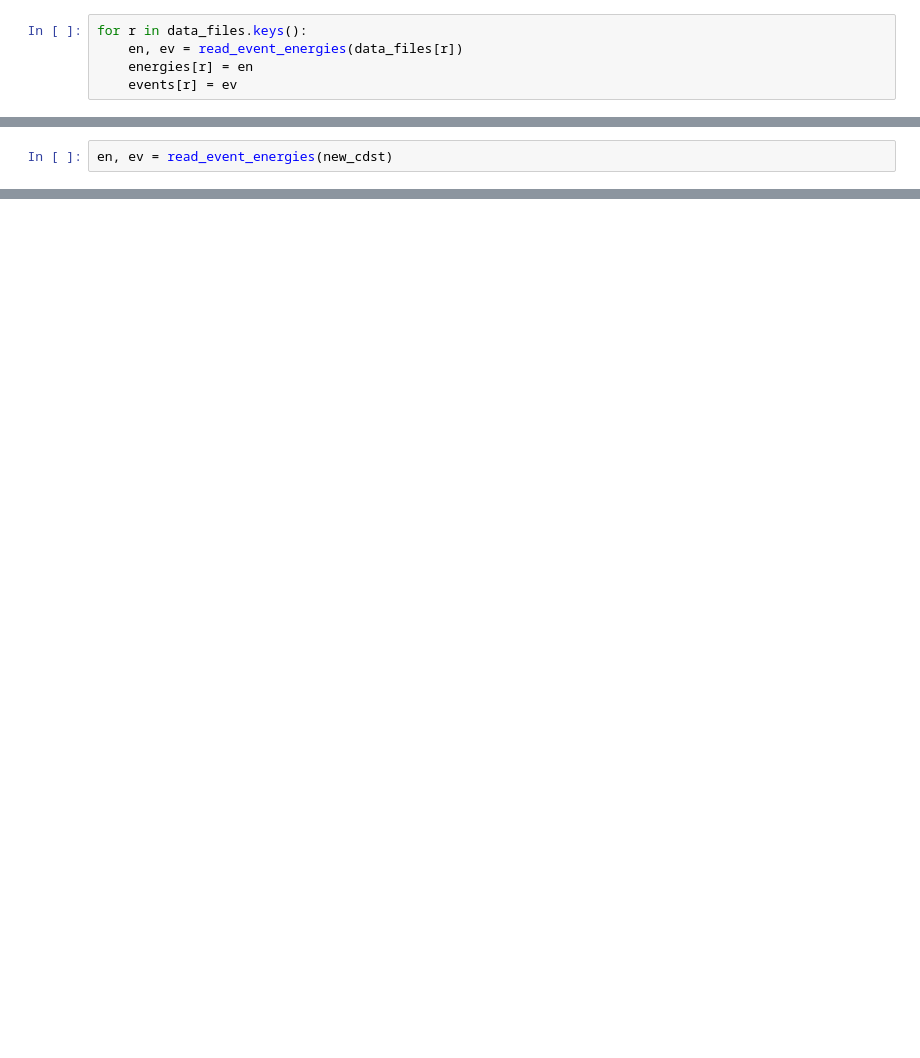
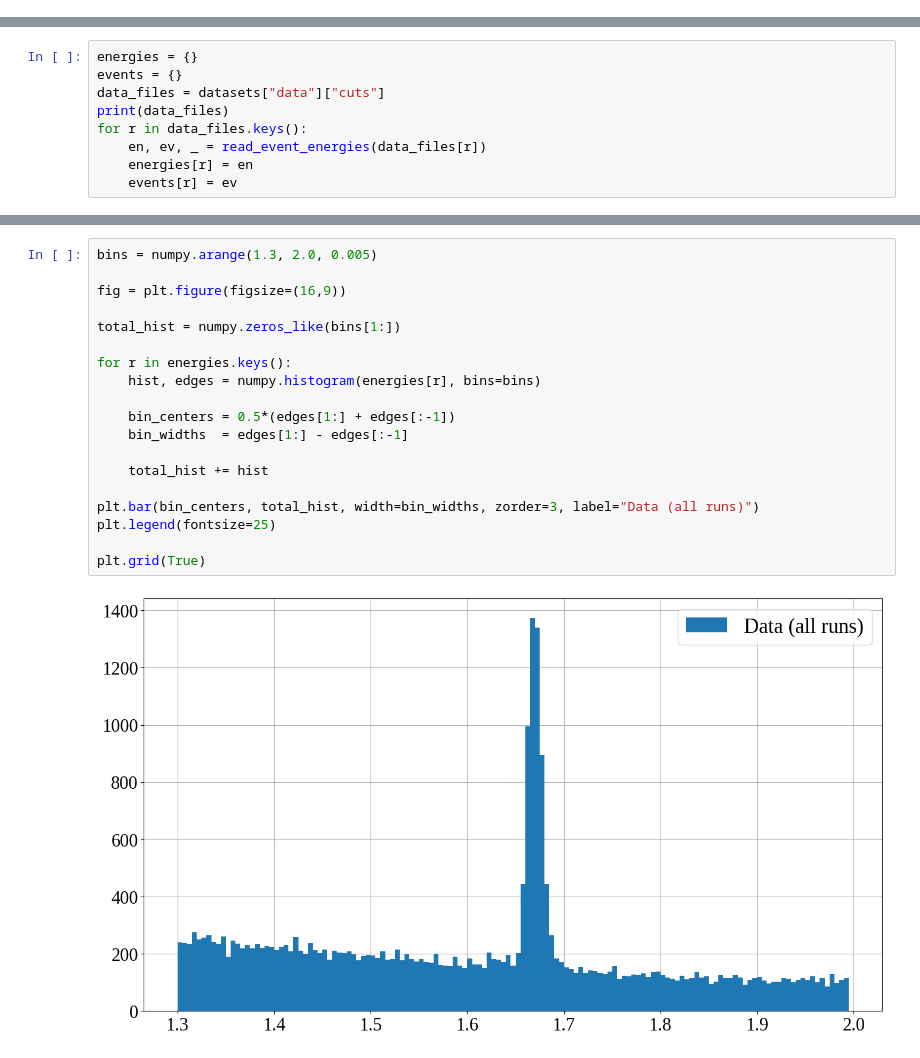
Before and after one commit to coreyjadams/NEXT_SparseEventID, a Jupyter notebook: dataset_info.ipynb, the cells around one changed output, grey strips where cells are left out. Saved outputs shown, nothing was run; the diff lists cells and outputs as text; blank space fills up the shorter version.

```diff
--- a/dataset_info.ipynb
+++ b/dataset_info.ipynb
@@ -34,5 +0,0 @@ def read_event_energies(fname):
-# %%
-for r in data_files.keys():
-    en, ev = read_event_energies(data_files[r])
-    energies[r] = en
-    events[r] = ev
@@ -157,2 +0,0 @@ def read_event_energies(fname):
-# %%
-en, ev = read_event_energies(new_cdst)
@@ -217,0 +160,9 @@ plt.grid(True)
+# %%
+energies = {}
+events = {}
+data_files = datasets["data"]["cuts"]
+print(data_files)
+for r in data_files.keys():
+    en, ev, _ = read_event_energies(data_files[r])
+    energies[r] = en
+    events[r] = ev
@@ -217,0 +187,21 @@ plt.grid(True)
+# %%
+bins = numpy.arange(1.3, 2.0, 0.005)
+
+fig = plt.figure(figsize=(16,9))
+
+total_hist = numpy.zeros_like(bins[1:])
+
+for r in energies.keys():
+    hist, edges = numpy.histogram(energies[r], bins=bins)
+
+    bin_centers = 0.5*(edges[1:] + edges[:-1])
+    bin_widths  = edges[1:] - edges[:-1]
+
+    total_hist += hist
+
+plt.bar(bin_centers, total_hist, width=bin_widths, zorder=3, label="Data (all runs)")
+plt.legend(fontsize=25)
+
+plt.grid(True)
+# %% [output]
+[figure, added]
```
Also changed, not shown: parts of 36 cells of this notebook, 14 other files.
